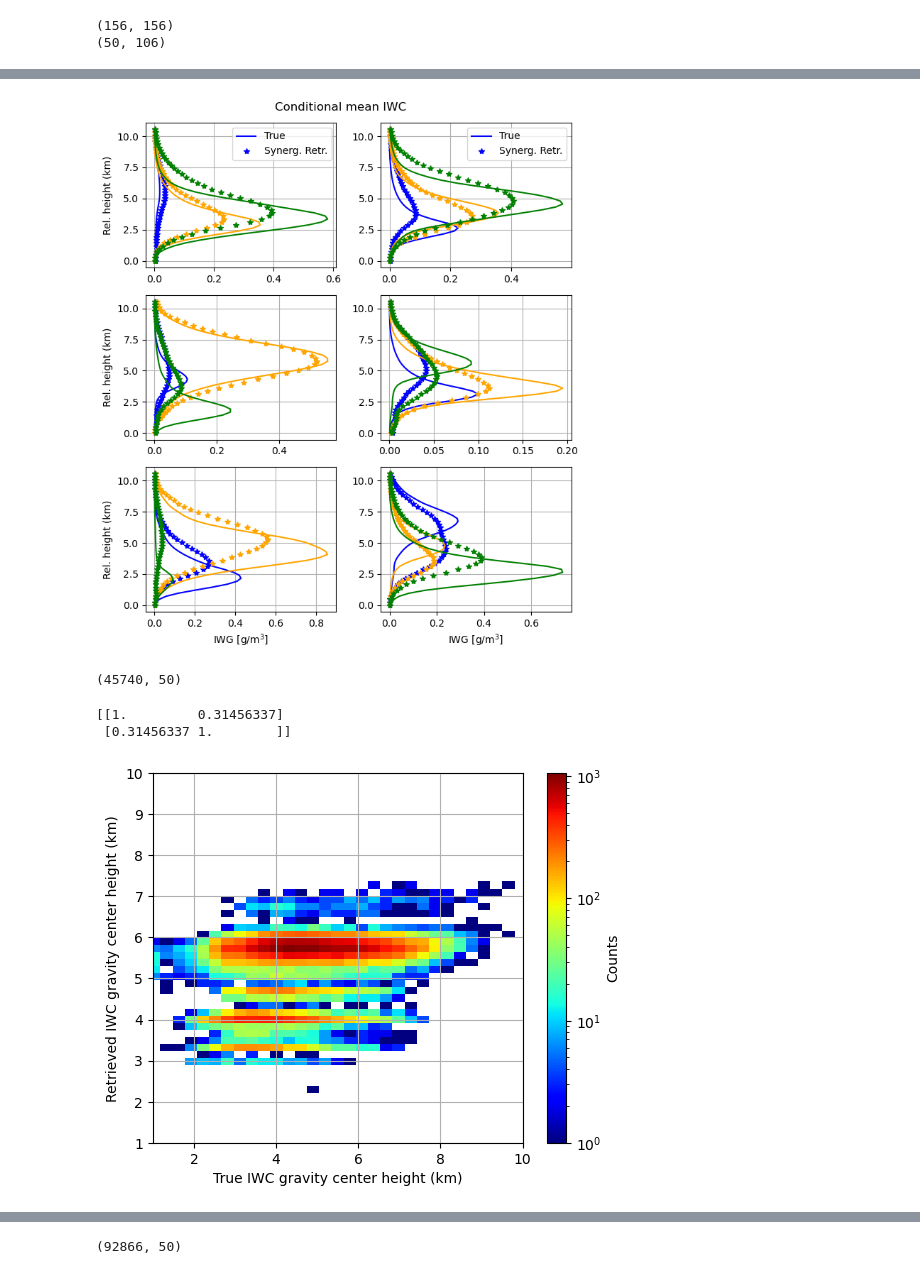
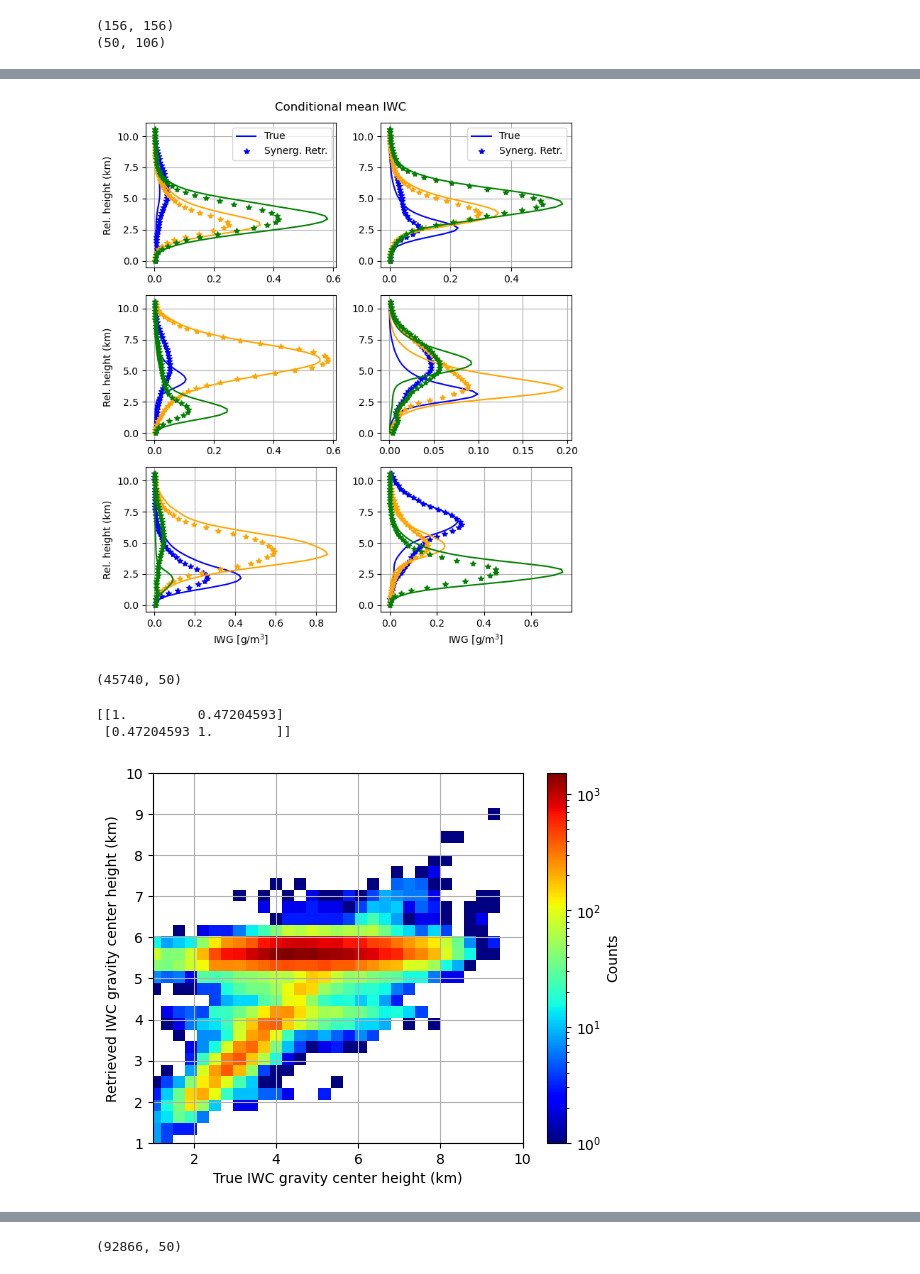
Before and after one commit to mgrecu35/anvilRetr, a Jupyter notebook: code/skLearnRegTF_CS_ClassRadRad.ipynb, the cells around one changed output, grey strips where cells are left out. Cells and saved outputs as stored; diff of their text form; code cells hidden in the pictures.

```diff
--- a/code/skLearnRegTF_CS_ClassRadRad.ipynb
+++ b/code/skLearnRegTF_CS_ClassRadRad.ipynb
@@ -1,16 +17,5 @@
 # %%
-from netCDF4 import Dataset
-from sklearn.neighbors import KNeighborsRegressor
-import numpy as np
-from sklearn.model_selection import train_test_split
 
-with Dataset("obsSSRG_nadir.nc") as fh:
-    yobsL=fh["tb"][:,:]
-    x2D=fh["iwc_SSRG"][:,:]
-    iwc_CS=fh["iwc_CS"][:,:]
-    zKu=fh["zKu"][:,:]
-    pnorm=fh["pnorm"][:,:]
-    pmol=fh["pmol"][:,:]
 
 pnorm=np.log10(1e-3*(pnorm))
 pnormMax=pnorm.max(axis=-1)
@@ -29,6 +34,7 @@ zKuPC=pca.transform(zKu)
 print(zKuPC.shape)
 #stop
 bscatter=pnorm[:,30:45]
+print(zKu.max(axis=0))
 for i,pnorm1 in enumerate(pnorm):
     lidarEchoPeak.append([np.argmax(pnorm1)*0.24,2*pnorm1.max()])
     z1=zKu[i]
@@ -40,15 +46,13 @@ for i,pnorm1 in enumerate(pnorm):
         zKuGtL.append(z1)
 yobsL+=np.random.randn(nt,nchan)*3
 yobsLidarL=np.concatenate((yobsL,np.array(lidarEchoPeak)[:,:],pnorm),axis=-1)
-yobsLidarLR=yobsL
+yobsL=np.concatenate((yobsL,np.array(zKuGtL)),axis=-1)
 ind_train,ind_test,y_train, y_test = train_test_split(range(nt), x2D[:].sum(axis=-1)*0.24, test_size=0.33, random_state=42)
 nt,nc=yobsL.shape
 X_train=yobsL[ind_train,:]
 X_test=yobsL[ind_test,:]
-XLidar_train=yobsLidarL[ind_train,:]
-XLidar_test=yobsLidarL[ind_test,:]
-XLidarR_train=yobsLidarLR[ind_train,:]
-XLidarR_test=yobsLidarLR[ind_test,:]
+XLidar_train=yobsL[ind_train,:]
+XLidar_test=yobsL[ind_test,:]
 iwc_train=x2D[ind_train,:]
 iwc_test=x2D[ind_test,:]
 iwc_CS_test=iwc_CS[ind_test,:]
@@ -79,8 +104,8 @@ from tensorflow.keras import models
 from tensorflow.keras import utils
 
 # define the model
-X1_train=XLidarR_train[:,:]
-X1_test=XLidarR_test[:,:]
+X1_train=XLidar_train[:,:]
+X1_test=XLidar_test[:,:]
 def get_model(nC):
     model = keras.Sequential([
         layers.Dense(30, activation='relu', input_shape=[X1_train.shape[1]]),
@@ -117,5 +142,5 @@ history = model.fit(
     epochs=20,
     verbose=1)
 
-model.save("modelRadiometerClass.h5")
+model.save("modelRadiometerRadarClass.h5")
 # %% [output]
@@ -223,7 +180,7 @@ for i in range(nC):
     xmL.append(np.mean(xk,axis=0))
 
 neigh = KNeighborsRegressor(n_neighbors=30,weights='distance')
-neigh.fit(X_train_scaled, iwc_train.sum(axis=1)*0.24)
-iwp_test_neigh=neigh.predict(X_test_scaled)
+neigh.fit(X_train_scaled[:,:4], iwc_train.sum(axis=1)*0.24)
+iwp_test_neigh=neigh.predict(X_test_scaled[:,:4])
 print(iwpC)
 # %% [output]
@@ -285,5 +242,8 @@ for i in range(3):
             #ax.set_ylabel('Rel. height (km)')
 plt.suptitle('Conditional mean IWC')
 plt.tight_layout()
-plt.savefig('iwcRetrievedClassesSSRGRadiometer.png')
+plt.savefig('iwcRetrievedClassesSSRGRadiometerRadar.png')
+def nrms(iwc1,iwc2):
+    return np.sqrt(np.mean((iwc1.flatten()-iwc2.flatten())**2))/np.sqrt(np.mean(iwc1.flatten()**2))
+print(nrms(iwc_test,iwcLR_))
 # %% [output]
@@ -291,4 +252,4 @@ plt.savefig('iwcRetrievedClassesSSRGRadiometer.png')
-[figure, old version]
+[figure, new version]
 # %%
 import matplotlib
 hgRealL=[]
@@ -317,13 +278,13 @@ plt.xlim(1,10)
 plt.ylim(1,10)
 cbar=plt.colorbar(hist2d_[-1])
 cbar.set_label('Counts')
-plt.savefig('radiometer_iwcGcHeight.png')
+plt.savefig('radiometerRadar_iwcGcHeight.png')
 print(np.corrcoef(hgRealL,hgPredL))
 # %% [output]
 (45740, 50)
-[[1.         0.31456337]
- [0.31456337 1.        ]]
+[[1.         0.47204593]
+ [0.47204593 1.        ]]
-[figure, old version]
+[figure, new version]
 # %%
 iwcLR_=np.array(iwcLR_)
 iwpLR_=np.sum(iwcLR_,axis=1)*0.24
```
Also changed, not shown: parts of 9 cells of this notebook, 12 other files.
